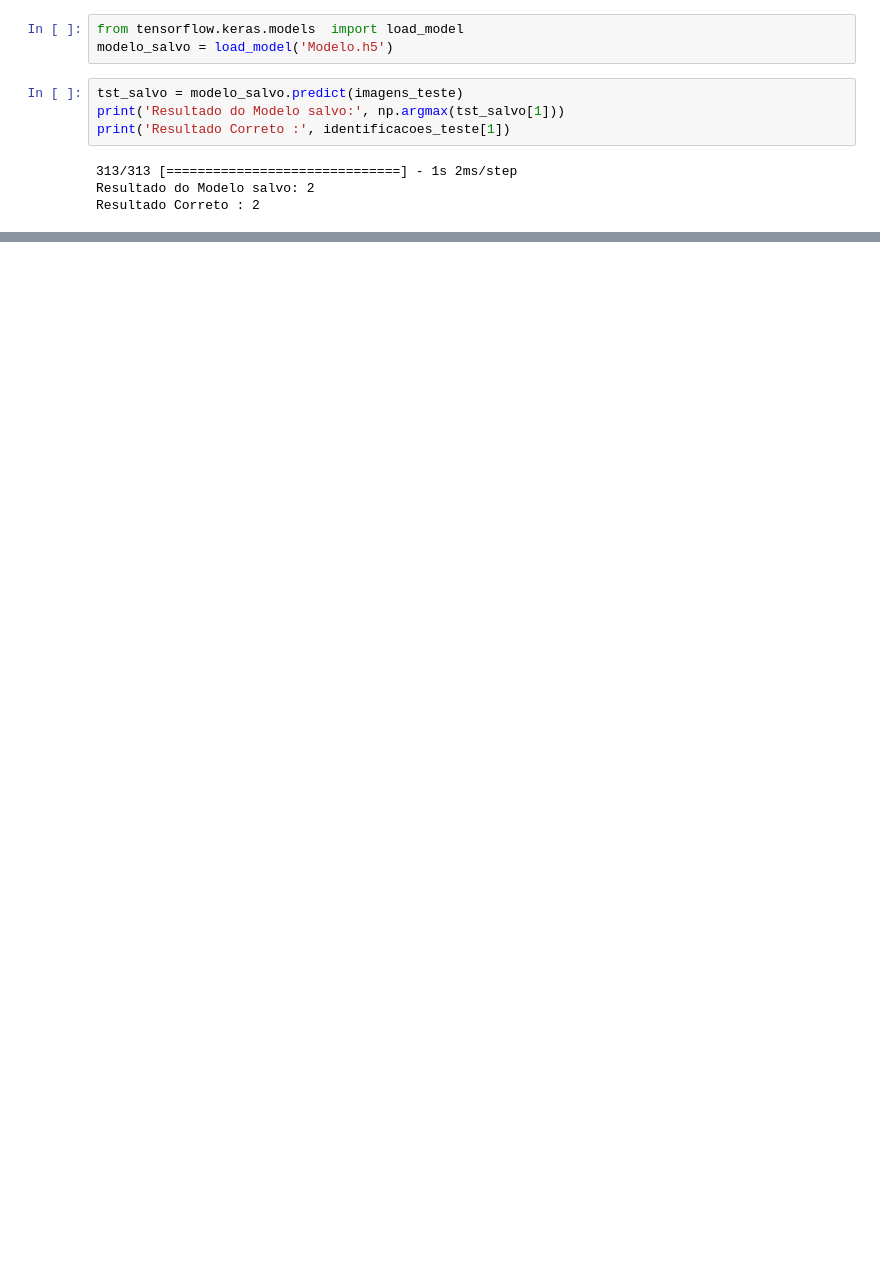
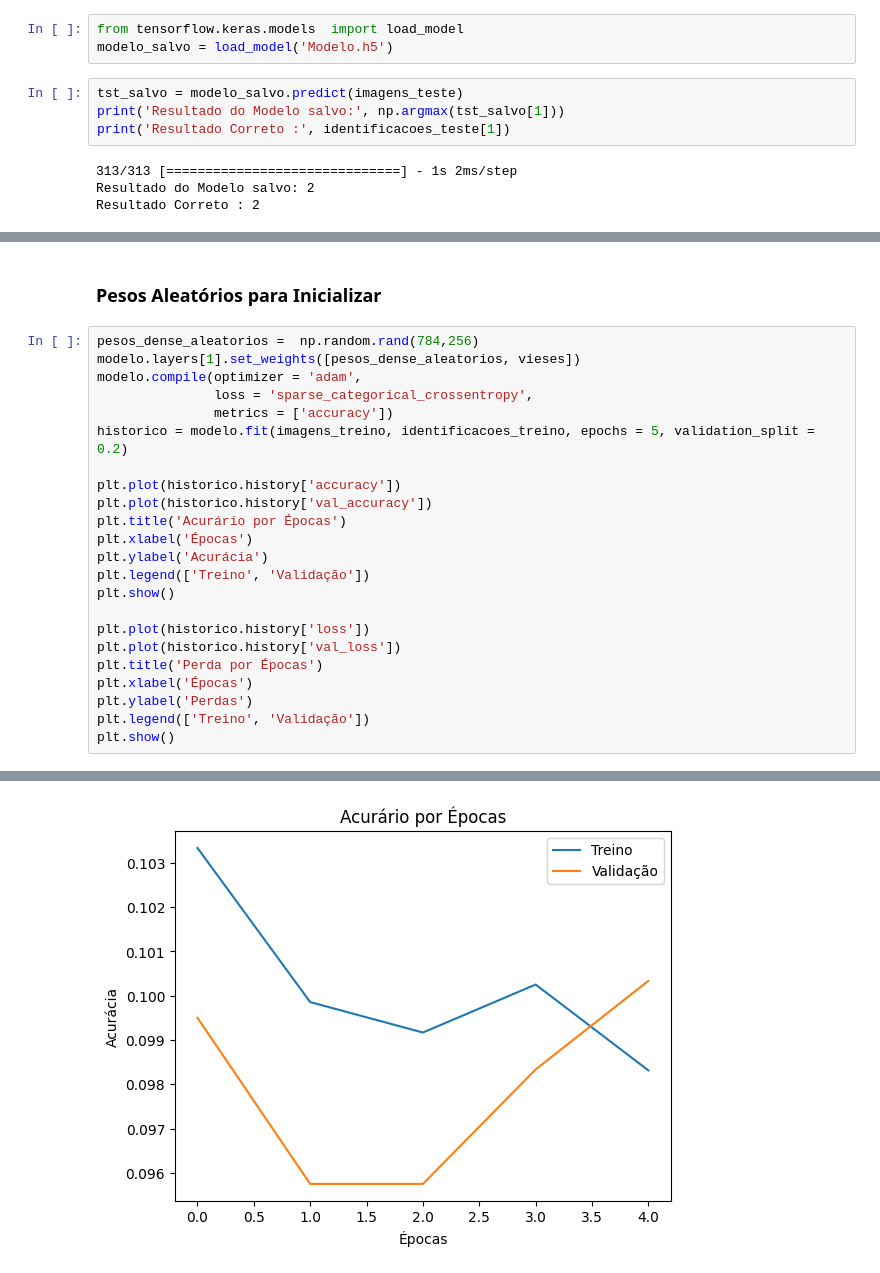
Before and after one commit to KaueAbbe/Projeto-Estude_Python, a Jupyter notebook: Estude Deep Learning/DeepLearning1.ipynb, the cells around one changed output, grey strips where cells are left out. Saved outputs shown, nothing was run; the diff lists cells and outputs as text; blank space fills up the shorter version.

```diff
--- a/Estude Deep Learning/DeepLearning1.ipynb
+++ b/Estude Deep Learning/DeepLearning1.ipynb
@@ -419,0 +549,26 @@ Resultado Correto : 2
+# %% [markdown]
+### Pesos Aleatórios para Inicializar
+# %%
+pesos_dense_aleatorios =  np.random.rand(784,256)
+modelo.layers[1].set_weights([pesos_dense_aleatorios, vieses])
+modelo.compile(optimizer = 'adam',
+               loss = 'sparse_categorical_crossentropy',
+               metrics = ['accuracy'])
+historico = modelo.fit(imagens_treino, identificacoes_treino, epochs = 5, validation_split = 0.2)
+
+plt.plot(historico.history['accuracy'])
+plt.plot(historico.history['val_accuracy'])
+plt.title('Acurário por Épocas')
+plt.xlabel('Épocas')
+plt.ylabel('Acurácia')
+plt.legend(['Treino', 'Validação'])
+plt.show()
+
+plt.plot(historico.history['loss'])
+plt.plot(historico.history['val_loss'])
+plt.title('Perda por Épocas')
+plt.xlabel('Épocas')
+plt.ylabel('Perdas')
+plt.legend(['Treino', 'Validação'])
+plt.show()
+# %% [output]
@@ -419,0 +585 @@ Resultado Correto : 2
+[figure, added]
```
Also changed, not shown: parts of 39 cells of this notebook.
